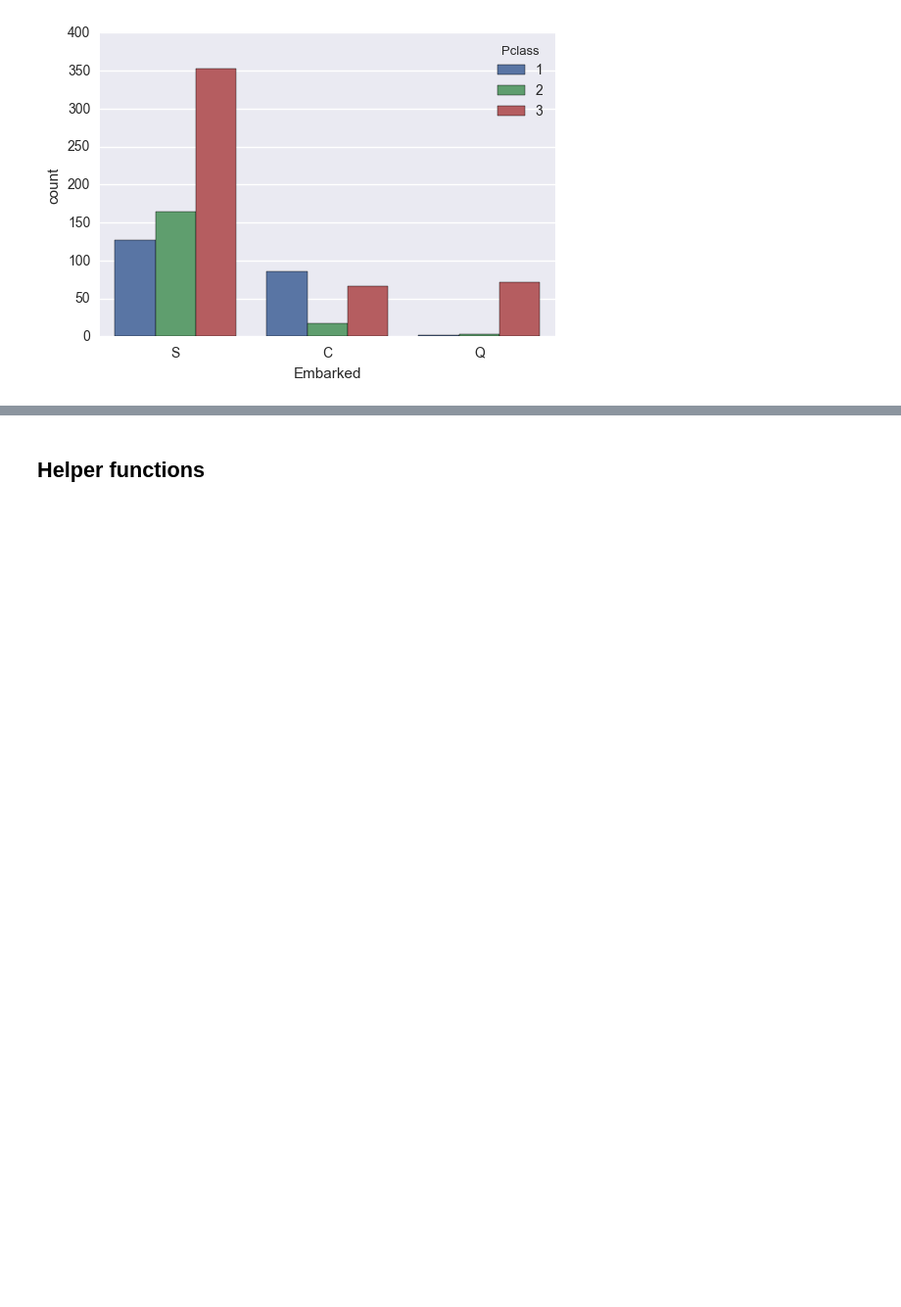
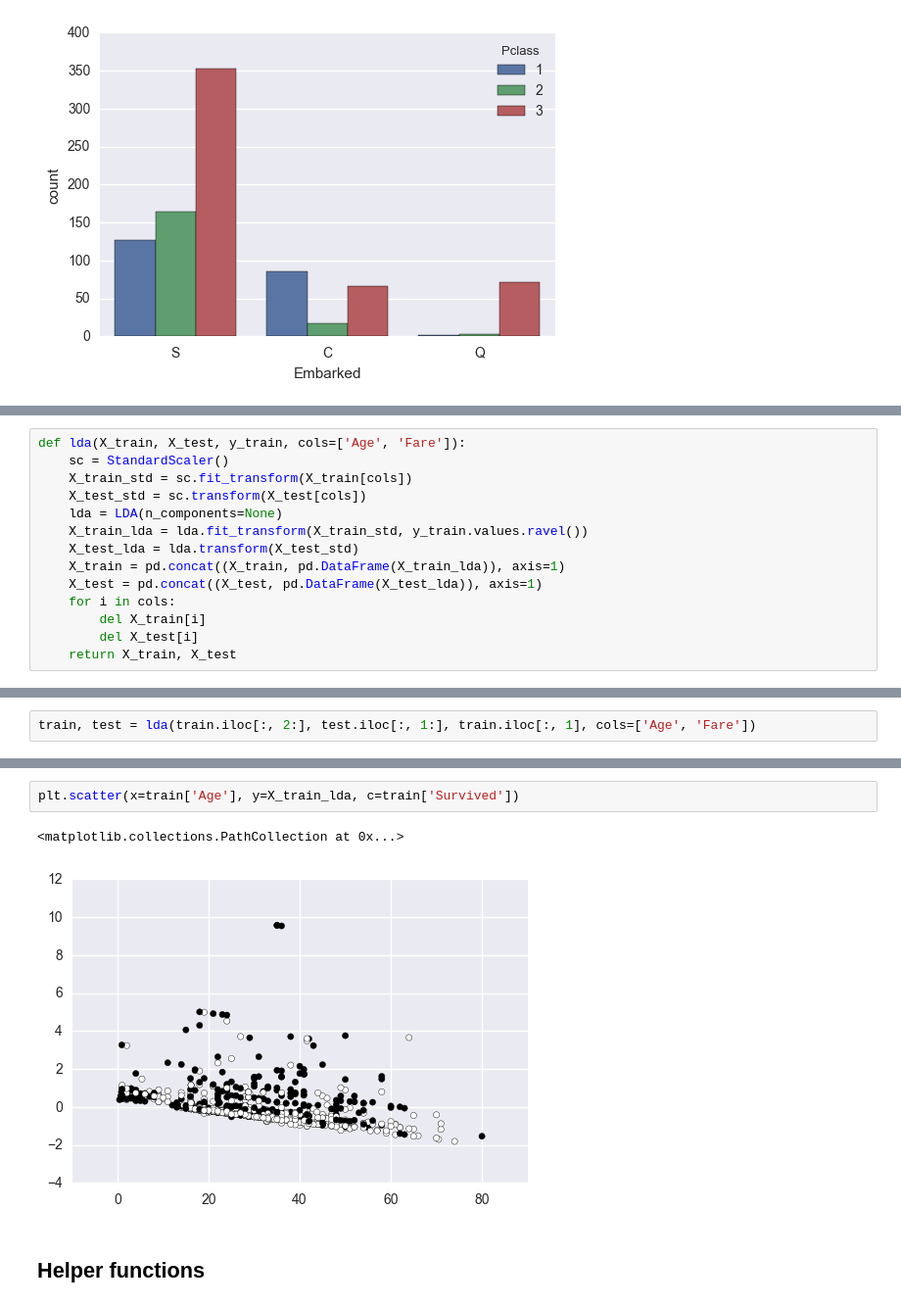
Before and after one commit to zlatankr/Projects, a Jupyter notebook: Titanic/EDA.ipynb, the cells around one changed output, grey strips where cells are left out. Shown at 98% size. Saved outputs shown, nothing was run; the diff lists cells and outputs as text; blank space fills up the shorter version.

```diff
--- a/Titanic/EDA.ipynb
+++ b/Titanic/EDA.ipynb
@@ -487,0 +669,14 @@ sns.countplot(train['Embarked'], hue=train['Pclass'])
+# %%
+def lda(X_train, X_test, y_train, cols=['Age', 'Fare']):
+    sc = StandardScaler()
+    X_train_std = sc.fit_transform(X_train[cols])
+    X_test_std = sc.transform(X_test[cols])
+    lda = LDA(n_components=None)
+    X_train_lda = lda.fit_transform(X_train_std, y_train.values.ravel())
+    X_test_lda = lda.transform(X_test_std)
+    X_train = pd.concat((X_train, pd.DataFrame(X_train_lda)), axis=1)
+    X_test = pd.concat((X_test, pd.DataFrame(X_test_lda)), axis=1)
+    for i in cols:
+        del X_train[i]
+        del X_test[i]
+    return X_train, X_test
@@ -487,0 +687,2 @@ sns.countplot(train['Embarked'], hue=train['Pclass'])
+# %%
+train, test = lda(train.iloc[:, 2:], test.iloc[:, 1:], train.iloc[:, 1], cols=['Age', 'Fare'])
@@ -488,3 +696,8 @@ sns.countplot(train['Embarked'], hue=train['Pclass'])
+# %%
+plt.scatter(x=train['Age'], y=X_train_lda, c=train['Survived'])
+# %% [output]
+<matplotlib.collections.PathCollection at 0x...>
+[figure, added]
 # %% [markdown]
 ## Helper functions
 # %%
```
Also changed, not shown: parts of 35 cells of this notebook, 12 other files.
